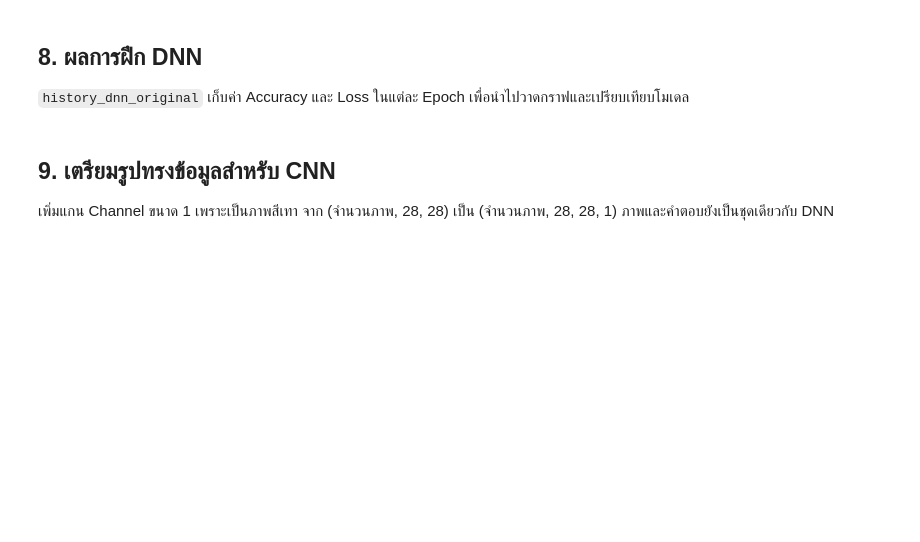
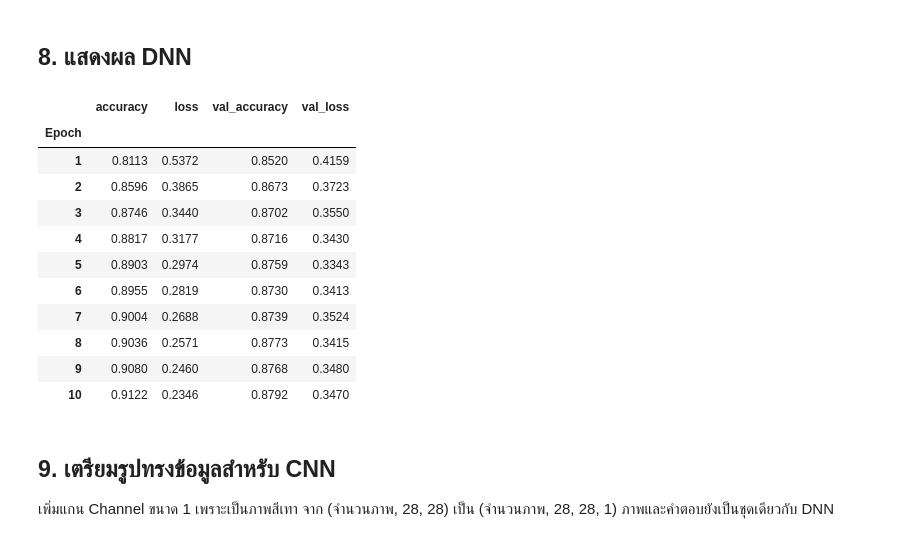
Before and after one commit to patcharaponkaewnil90-hash/deep-learning, a Jupyter notebook: ProExam01.ipynb, the cells around one changed output. Saved outputs shown, nothing was run; the diff lists cells and outputs as text; code cells hidden in the pictures; blank space fills up the shorter version.

```diff
--- a/ProExam01.ipynb
+++ b/ProExam01.ipynb
@@ -128,3 +193,0 @@ history_dnn_original = dnn_original.fit(
-# %% [markdown]
-## 8. ผลการฝึก DNN
-`history_dnn_original` เก็บค่า Accuracy และ Loss ในแต่ละ Epoch เพื่อนำไปวาดกราฟและเปรียบเทียบโมเดล
@@ -133,3 +194,26 @@ history_dnn_original = dnn_original.fit(
+# %% [markdown]
+## 8. แสดงผล DNN
+# %%
+def history_table(history):
+    table = pd.DataFrame(history.history)
+    table.index = np.arange(1, len(table) + 1)
+    table.index.name = "Epoch"
+    return table
+
+display(history_table(history_dnn_original).round(4))
+# %% [output]
+|  | accuracy | loss | val_accuracy | val_loss |
+| Epoch |  |  |  |  |
+| 1 | 0.8113 | 0.5372 | 0.8520 | 0.4159 |
+| 2 | 0.8596 | 0.3865 | 0.8673 | 0.3723 |
+| 3 | 0.8746 | 0.3440 | 0.8702 | 0.3550 |
+| 4 | 0.8817 | 0.3177 | 0.8716 | 0.3430 |
+| 5 | 0.8903 | 0.2974 | 0.8759 | 0.3343 |
+| 6 | 0.8955 | 0.2819 | 0.8730 | 0.3413 |
+| 7 | 0.9004 | 0.2688 | 0.8739 | 0.3524 |
+| 8 | 0.9036 | 0.2571 | 0.8773 | 0.3415 |
+| 9 | 0.9080 | 0.2460 | 0.8768 | 0.3480 |
+| 10 | 0.9122 | 0.2346 | 0.8792 | 0.3470 |
 # %% [markdown]
 ## 9. เตรียมรูปทรงข้อมูลสำหรับ CNN
 เพิ่มแกน Channel ขนาด 1 เพราะเป็นภาพสีเทา จาก (จำนวนภาพ, 28, 28) เป็น (จำนวนภาพ, 28, 28, 1) ภาพและคำตอบยังเป็นชุดเดียวกับ DNN
```
Also changed, not shown: parts of 49 cells of this notebook.
